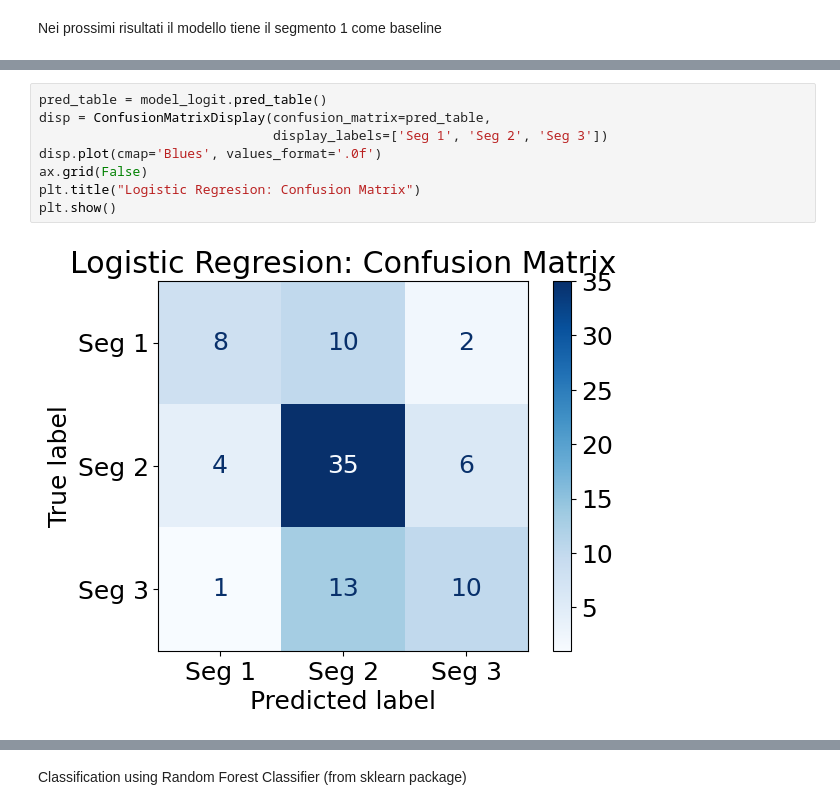
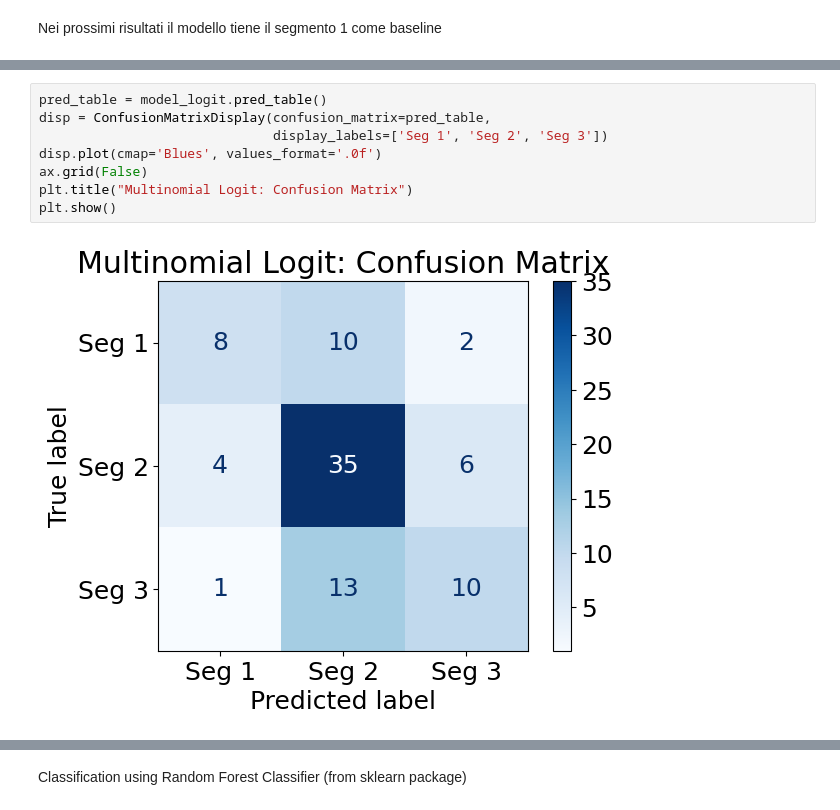
Before and after one commit to FraSeb6/Maketing_analysis, a Jupyter notebook: segmentation.ipynb, the cells around one changed output, grey strips where cells are left out. Saved outputs shown, nothing was run; the diff lists cells and outputs as text.

```diff
--- a/segmentation.ipynb
+++ b/segmentation.ipynb
@@ -679,10 +678,10 @@ Frequency                      0.7517      0.457      1.646      0.100      -0.1
 # %%
 pred_table = model_logit.pred_table()
 disp = ConfusionMatrixDisplay(confusion_matrix=pred_table,
                               display_labels=['Seg 1', 'Seg 2', 'Seg 3'])
 disp.plot(cmap='Blues', values_format='.0f')
 ax.grid(False)
-plt.title("Logistic Regresion: Confusion Matrix")
+plt.title("Multinomial Logit: Confusion Matrix")
 plt.show()
 # %% [output]
-[figure, old version]
+[figure, new version]
```
Also changed, not shown: parts of 14 cells of this notebook.
